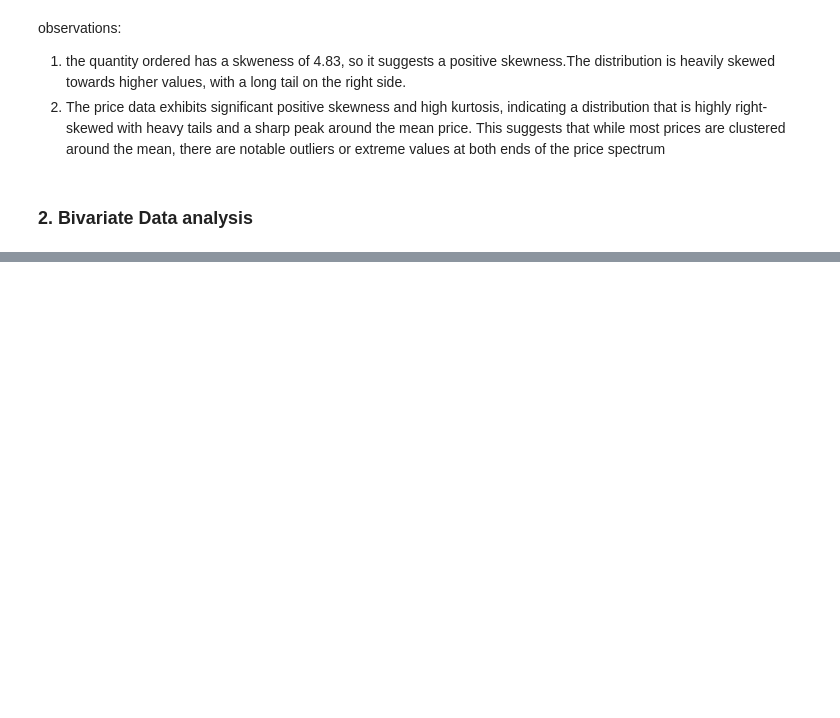
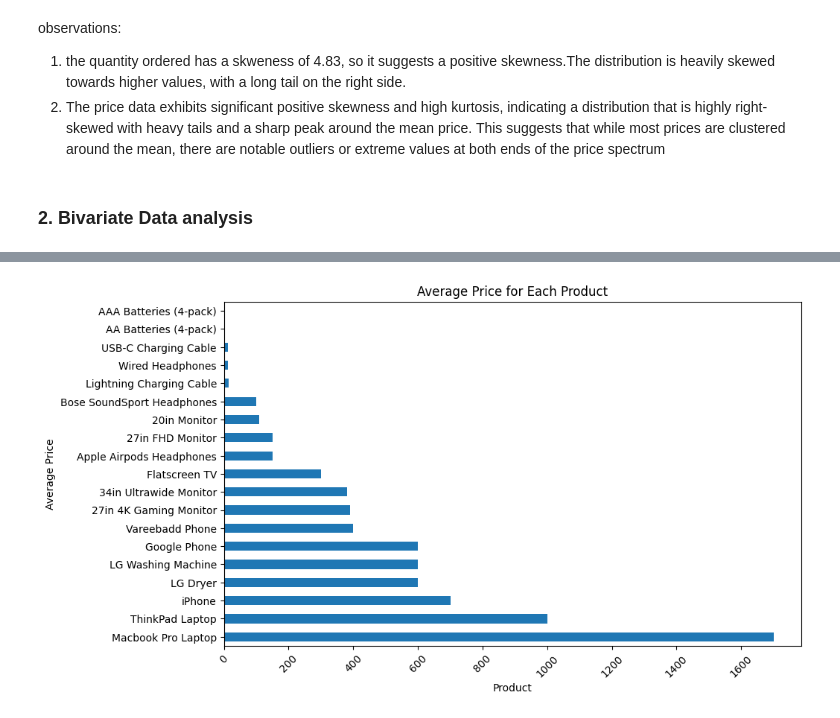
Before and after one commit to Samidirbsa/PowerBI_Capstone_Project, a Jupyter notebook: notebook.ipynb, the cells around one changed output, grey strips where cells are left out. Cells and saved outputs as stored; diff of their text form; code cells hidden in the pictures; blank space fills up the shorter version.

```diff
--- a/notebook.ipynb
+++ b/notebook.ipynb
@@ -2328,0 +2369,11 @@ Trend of monthly sales
+# %%
+# Product and Price Each
+product_price = sales_data.groupby('Product')['Price Each'].mean().sort_values(ascending=False)
+product_price.plot(kind='barh', figsize=(10, 6))
+plt.title('Average Price for Each Product')
+plt.xlabel('Product')
+plt.ylabel('Average Price')
+plt.xticks(rotation=45)
+plt.show()
+# %% [output]
+[figure, added]
```
Also changed, not shown: parts of 15 cells of this notebook, 1 other file.
